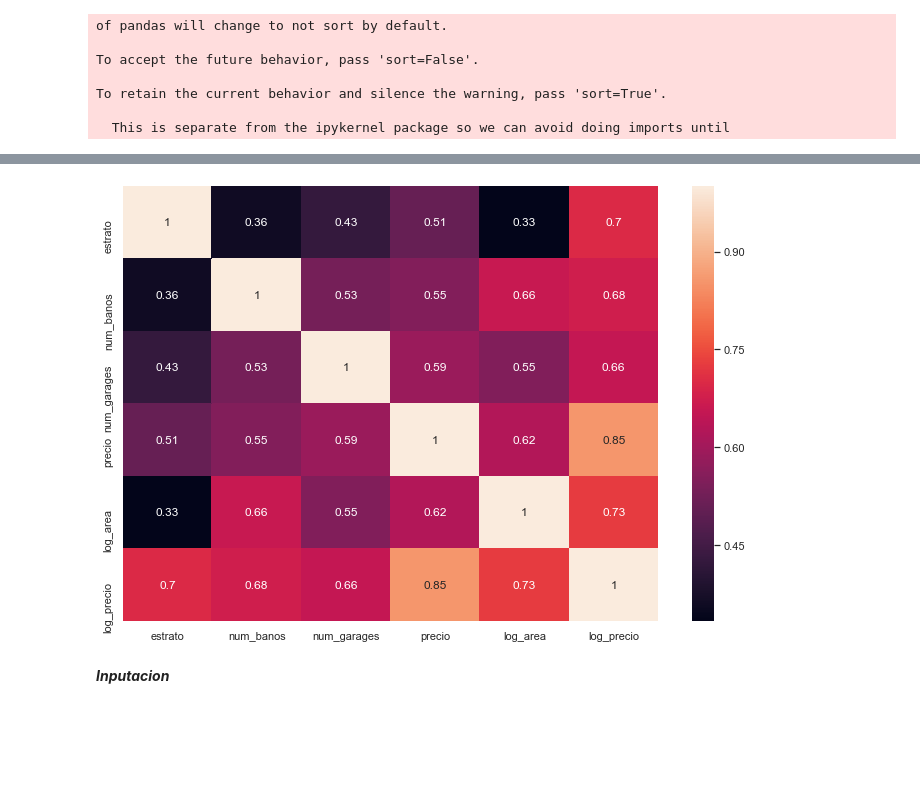
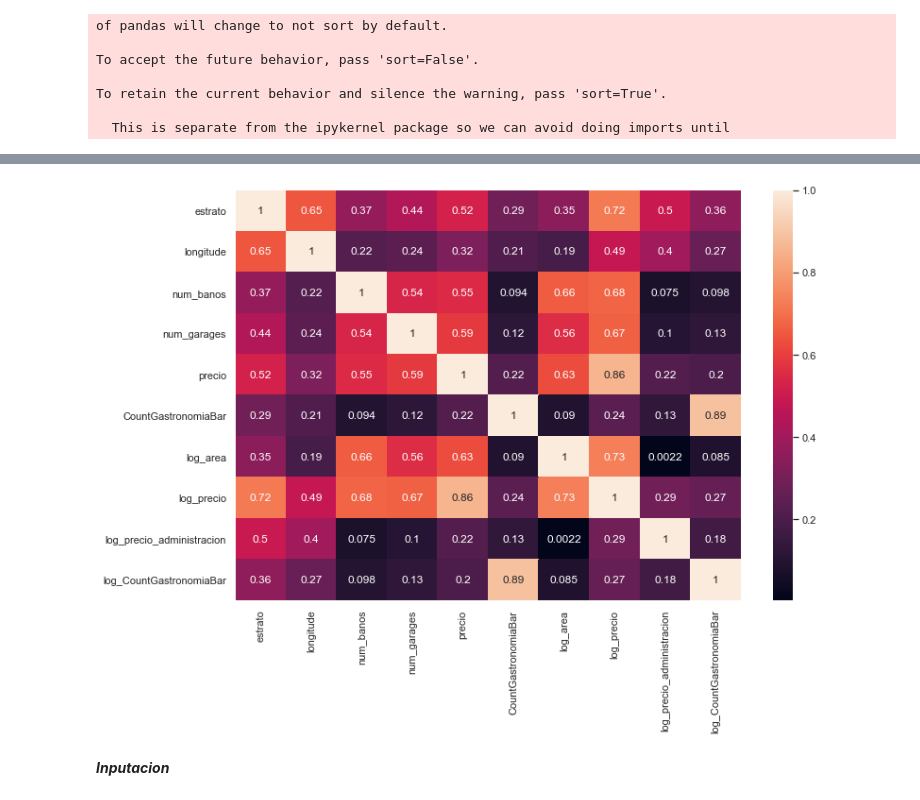
Before and after one commit to jhonalex06/Grupo35-DS4A, a Jupyter notebook: Final_Project/1.Script/2.Tra_Limpieza/3.Union.ipynb, the cells around one changed output, grey strips where cells are left out. Cells and saved outputs as stored; diff of their text form; code cells hidden in the pictures; blank space fills up the shorter version.

```diff
--- a/Final_Project/1.Script/2.Tra_Limpieza/3.Union.ipynb
+++ b/Final_Project/1.Script/2.Tra_Limpieza/3.Union.ipynb
@@ -47,6 +60,8 @@ df_union2 = df_union[df_union['precio']>20000000].copy()
 df_union2 = df_union2[df_union2['precio']<10000000000].copy()
 df_union2 = df_union2[df_union2.id_inmueble.notnull()].copy()
 df_union2 = df_union2[df_union2.latitude.notnull()].copy()
-df_union2 = df_union2[df_union2.sector_catastral.notnull()].copy()
-df_union2['sector_catastral'] = df_union2['sector_catastral'].apply(lambda x: x.lower())
+df_union2 = df_union2[df_union2.SCaNombre.notnull()].copy()
+df_union2['SCaNombre'] = df_union2['SCaNombre'].apply(lambda x: x.lower())
 df_union2['log_area'] = np.log1p(df_union2['area'])
+# %%
+df_union2 = df_union2.rename(columns = {'SCaNombre':'sector_catastral'})
@@ -100,0 +138,4 @@ plt.show()
+# %%
+plt.subplots(figsize=(12,9))
+df_union2['log_precio_administracion'] = np.log1p(df_union2['precio_administracion'])
+sns.distplot(df_union2['log_precio_administracion'], fit=stats.norm)
@@ -124,2 +168,4 @@ plt.show()
+# %%
+df_union2['log_CountGastronomiaBar'] = np.log1p(df_union2['CountGastronomiaBar'])
 # %%
 train_corr = df_union2.select_dtypes(include=[np.number])
@@ -148,11 +179,11 @@ sns.heatmap(corr, annot=True)
 # %%
-top_feature = corr.index[abs(corr['precio']>0.5)]
+top_feature = corr.index[abs(corr['log_precio']>0.2)]
 plt.subplots(figsize=(12, 8))
 top_corr = df_union2[top_feature].corr()
 sns.heatmap(top_corr, annot=True)
 plt.show()
 # %% [output]
-[figure, old version]
+[figure, new version]
 # %% [markdown]
 ***Inputacion***
 # %%
```
Also changed, not shown: parts of 27 cells of this notebook, 8 other files.
